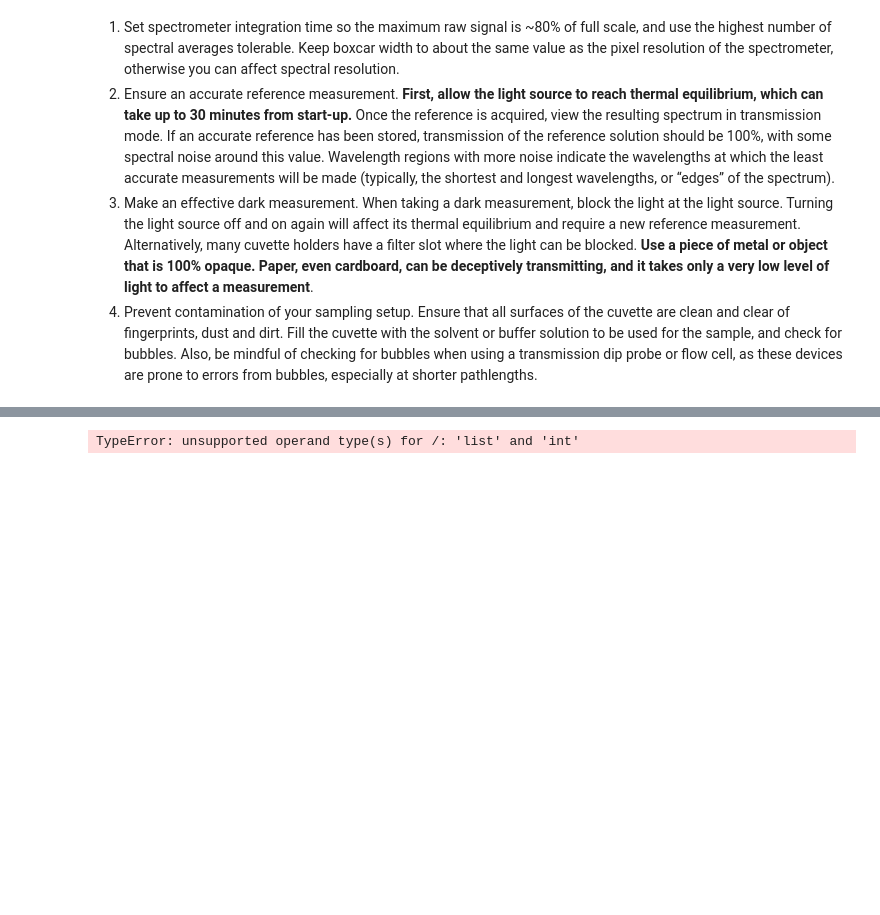
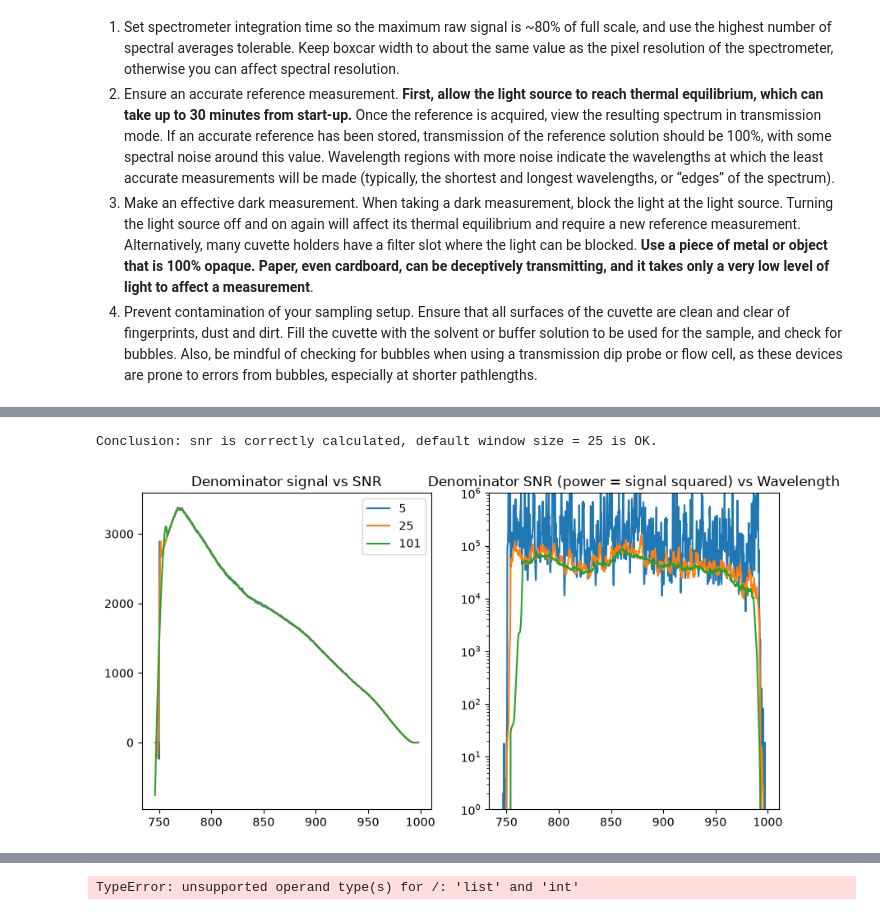
Before and after one commit to rcaerbannog/enph352-lab-band, a Jupyter notebook: band-lab-notebook.ipynb, the cells around one changed output, grey strips where cells are left out. Cells and saved outputs as stored; diff of their text form; code cells hidden in the pictures; blank space fills up the shorter version.

```diff
--- a/band-lab-notebook.ipynb
+++ b/band-lab-notebook.ipynb
@@ -87,0 +195,22 @@ https://www.oceanoptics.com/medical-life-sciences/how-to-measure-absorbance/
+# %%
+REF_PATH = "AdaL/2026-10-29-Task2/task2-ref.txt"
+DARK_PATH = "AdaL/2026-10-29-Task2/task2-dark.txt"
+wavelength, counts_ref = read_file(REF_PATH, False)
+_, counts_dark = read_file(DARK_PATH, False)
+_, data = read_file(PATH, True)
+# %%
+window_sizes = [25, 101, 501]
+fig, axs = plt.subplots(ncols=2, figsize=(10, 5))
+results = [(eval_reference_snr(wavelength, counts_ref, counts_dark, window_size = ws), ws) for ws in [5, 25, 101]]
+for ((denominator_signal, snr), ws) in results:
+    axs[0].plot(wavelength, denominator_signal, label=ws)
+    axs[1].semilogy(wavelength, snr)
+axs[1].set_ylim(1, 1e6)
+axs[0].legend()
+axs[0].set_title("Denominator signal vs SNR")
+axs[1].set_title("Denominator SNR (power = signal squared) vs Wavelength")
+
+print("Conclusion: snr is correctly calculated, default window size = 25 is OK.")
+# %% [output]
+Conclusion: snr is correctly calculated, default window size = 25 is OK.
+[figure, added]
```
Also changed, not shown: parts of 16 cells of this notebook, 1 other file.
